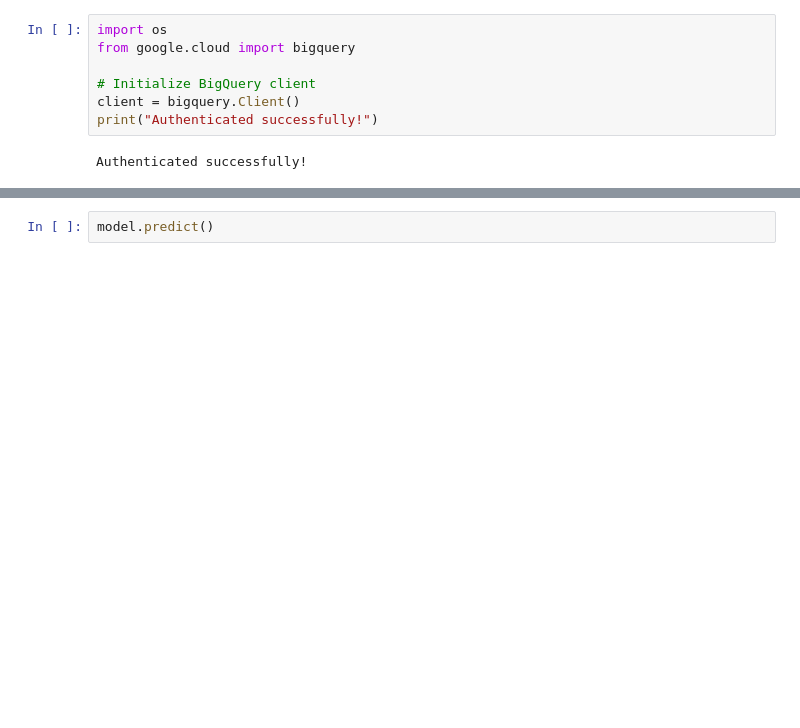
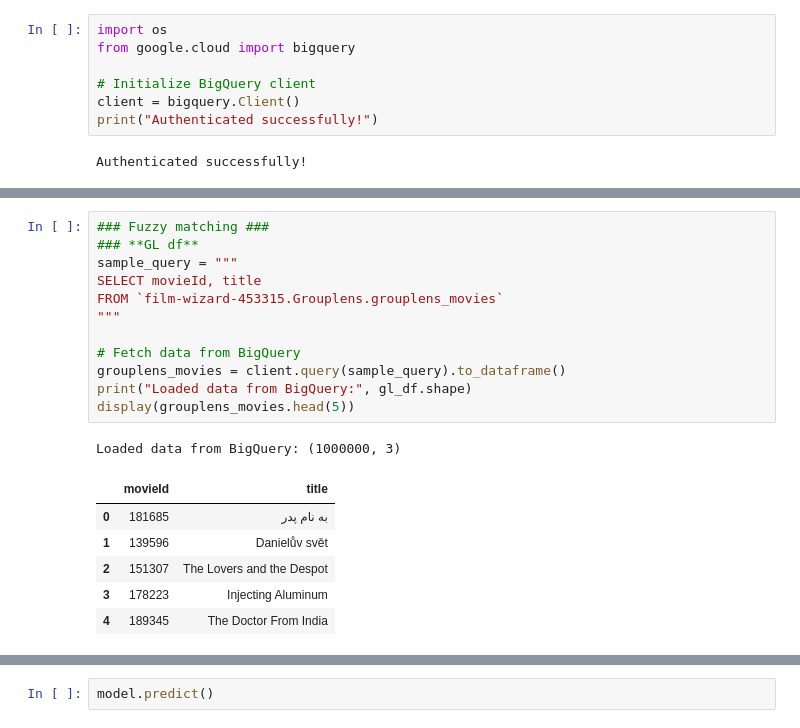
Before and after one commit to oliverramsaygray/film_wizard, a Jupyter notebook: notebooks/SVD_GridSearch_FW_model_v2.ipynb, the cells around one changed output, grey strips where cells are left out. Cells and saved outputs as stored; diff of their text form; blank space fills up the shorter version.

```diff
--- a/notebooks/SVD_GridSearch_FW_model_v2.ipynb
+++ b/notebooks/SVD_GridSearch_FW_model_v2.ipynb
@@ -37,0 +72,20 @@ data = Dataset.load_from_df(gl_df, reader)
+# %%
+### Fuzzy matching ###
+### **GL df**
+sample_query = """
+SELECT movieId, title
+FROM `film-wizard-453315.Grouplens.grouplens_movies`
+"""
+
+# Fetch data from BigQuery
+grouplens_movies = client.query(sample_query).to_dataframe()
+print("Loaded data from BigQuery:", gl_df.shape)
+display(grouplens_movies.head(5))
+# %% [output]
+Loaded data from BigQuery: (1000000, 3)
+|  | movieId | title |
+| 0 | 181685 | به نام پدر |
+| 1 | 139596 | Danielův svět |
+| 2 | 151307 | The Lovers and the Despot |
+| 3 | 178223 | Injecting Aluminum |
+| 4 | 189345 | The Doctor From India |
```
Also changed, not shown: parts of 14 cells of this notebook.
